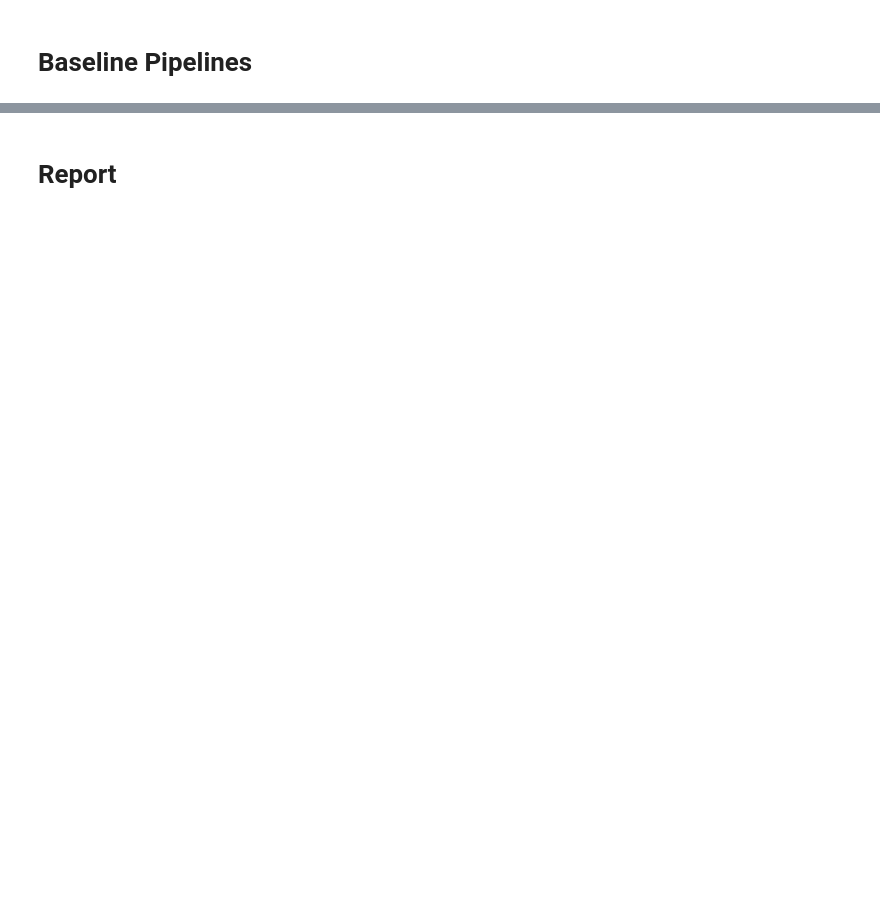
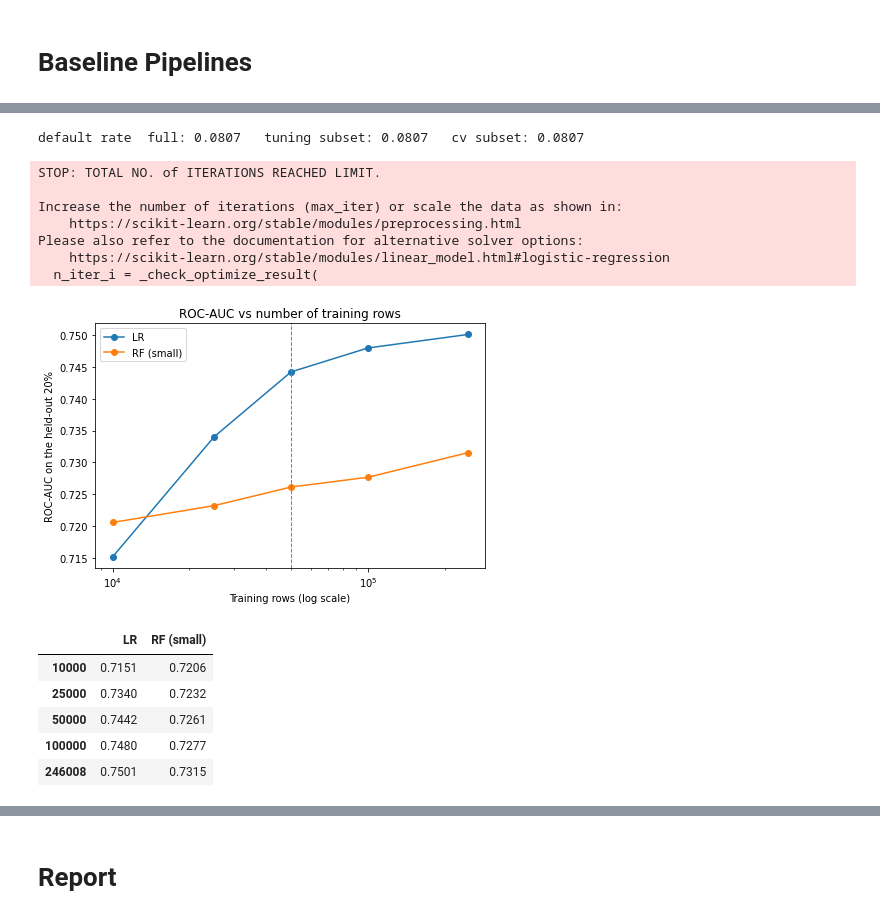
Before and after one commit to sierrathoune-sketch/group1-hcdr-no-cap, a Jupyter notebook: notebooks/phase2.ipynb, the cells around one changed output, grey strips where cells are left out. Cells and saved outputs as stored; diff of their text form; code cells hidden in the pictures; blank space fills up the shorter version.

Commit message:
phase 2: added baseline models and results

```diff
--- a/notebooks/phase2.ipynb
+++ b/notebooks/phase2.ipynb
@@ -516,0 +763,14 @@ plt.show()
+# %%
+import os
+import numpy as np
+import pandas as pd
+from sklearn.model_selection import train_test_split
+
+# fresh load: the EDA cells above added helper columns to application_train in place
+raw = pd.read_csv(os.path.join(DATA_DIR, "application_train.csv"))
+test_raw = pd.read_csv(os.path.join(DATA_DIR, "application_test.csv"))
+
+y = raw["TARGET"]
+X = raw.drop(columns=["TARGET", "SK_ID_CURR"])   # the id carries no signal
+X_test = test_raw.drop(columns=["SK_ID_CURR"])
+print(X.shape, X_test.shape, f"default rate {y.mean():.4f}")
@@ -516,0 +833,57 @@ plt.show()
+# %%
+import matplotlib.pyplot as plt
+from sklearn.ensemble import RandomForestClassifier
+from sklearn.linear_model import LogisticRegression
+from sklearn.metrics import roc_auc_score
+
+# two disjoint stratified 50k subsets: one to tune hyperparameters, one to cross-validate on,
+# so the reported scores never share rows with the tuning
+X_dev, X_rest, y_dev, y_rest = train_test_split(X, y, train_size=50_000, stratify=y, random_state=SEED)
+X_eval, _, y_eval, _ = train_test_split(X_rest, y_rest, train_size=50_000, stratify=y_rest, random_state=SEED)
+print(f"default rate  full: {y.mean():.4f}   tuning subset: {y_dev.mean():.4f}   cv subset: {y_eval.mean():.4f}")
+
+# does a subset of this size give the same answer as all rows? train on growing samples and
+# score each one on the same held-out 20% of the data
+X_pool, X_hold, y_pool, y_hold = train_test_split(X, y, test_size=0.2, stratify=y, random_state=SEED)
+probe = {
+    "LR": build_pipeline(LogisticRegression(max_iter=1000, class_weight="balanced")),
+    "RF (small)": build_pipeline(RandomForestClassifier(n_estimators=100, max_depth=10, min_samples_leaf=50,
+                                                        class_weight="balanced_subsample", n_jobs=-1, random_state=SEED)),
+}
+sizes = [10_000, 25_000, 50_000, 100_000, len(X_pool)]
+curve = {name: [] for name in probe}
+for n in sizes:
+    if n < len(X_pool):
+        Xs, _, ys, _ = train_test_split(X_pool, y_pool, train_size=n, stratify=y_pool, random_state=SEED)
+    else:
+        Xs, ys = X_pool, y_pool
+    for name, pipe in probe.items():
+        curve[name].append(roc_auc_score(y_hold, clone(pipe).fit(Xs, ys).predict_proba(X_hold)[:, 1]))
+
+fig, ax = plt.subplots(figsize=(7, 4.5))
+for name, vals in curve.items():
+    ax.plot(sizes, vals, marker="o", label=name)
+ax.axvline(50_000, color="grey", ls="--", lw=1)
+ax.set_xscale("log")
+ax.set_xlabel("Training rows (log scale)")
+ax.set_ylabel("ROC-AUC on the held-out 20%")
+ax.set_title("ROC-AUC vs number of training rows")
+ax.legend()
+plt.show()
+display(pd.DataFrame(curve, index=sizes).round(4))
+# %% [output]
+default rate  full: 0.0807   tuning subset: 0.0807   cv subset: 0.0807
+STOP: TOTAL NO. of ITERATIONS REACHED LIMIT.
+
+Increase the number of iterations (max_iter) or scale the data as shown in:
+    https://scikit-learn.org/stable/modules/preprocessing.html
+Please also refer to the documentation for alternative solver options:
+    https://scikit-learn.org/stable/modules/linear_model.html#logistic-regression
+  n_iter_i = _check_optimize_result(
+[figure, added]
+|  | LR | RF (small) |
+| 10000 | 0.7151 | 0.7206 |
+| 25000 | 0.7340 | 0.7232 |
+| 50000 | 0.7442 | 0.7261 |
+| 100000 | 0.7480 | 0.7277 |
+| 246008 | 0.7501 | 0.7315 |
```
Also changed, not shown: parts of 30 cells of this notebook.
